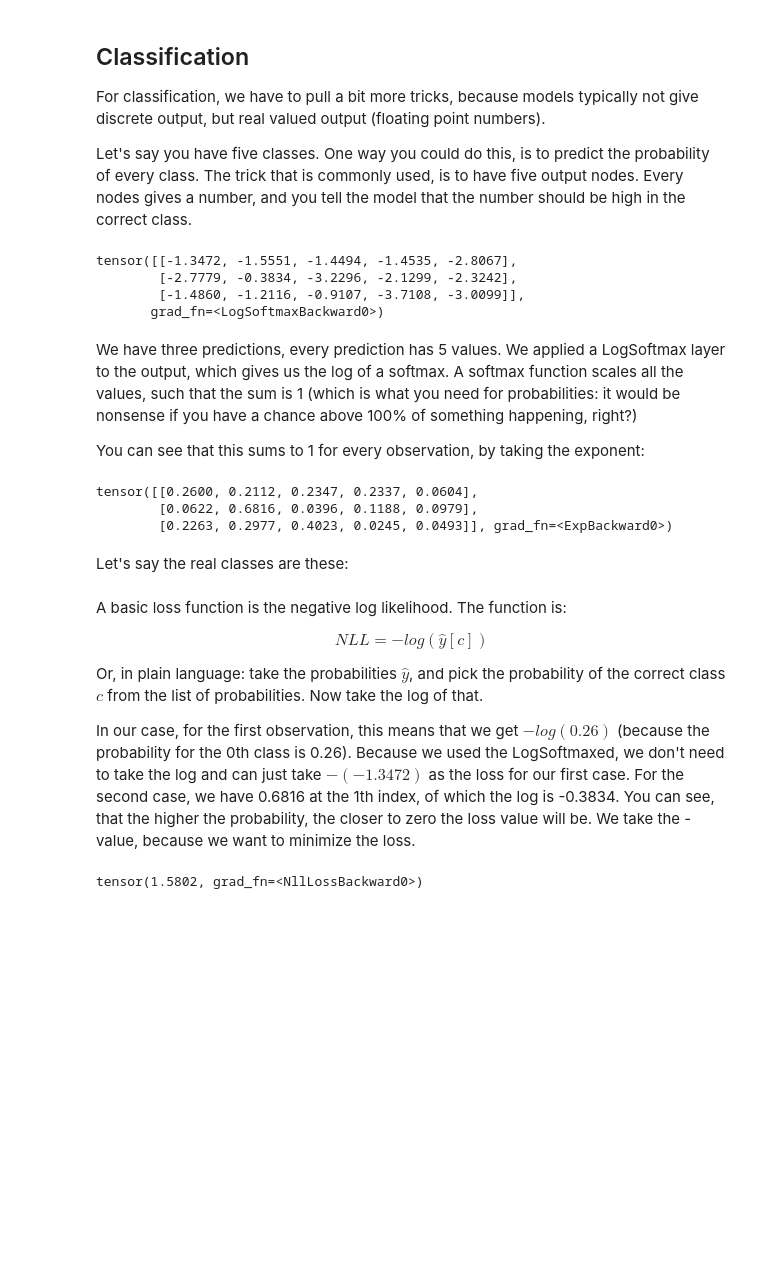
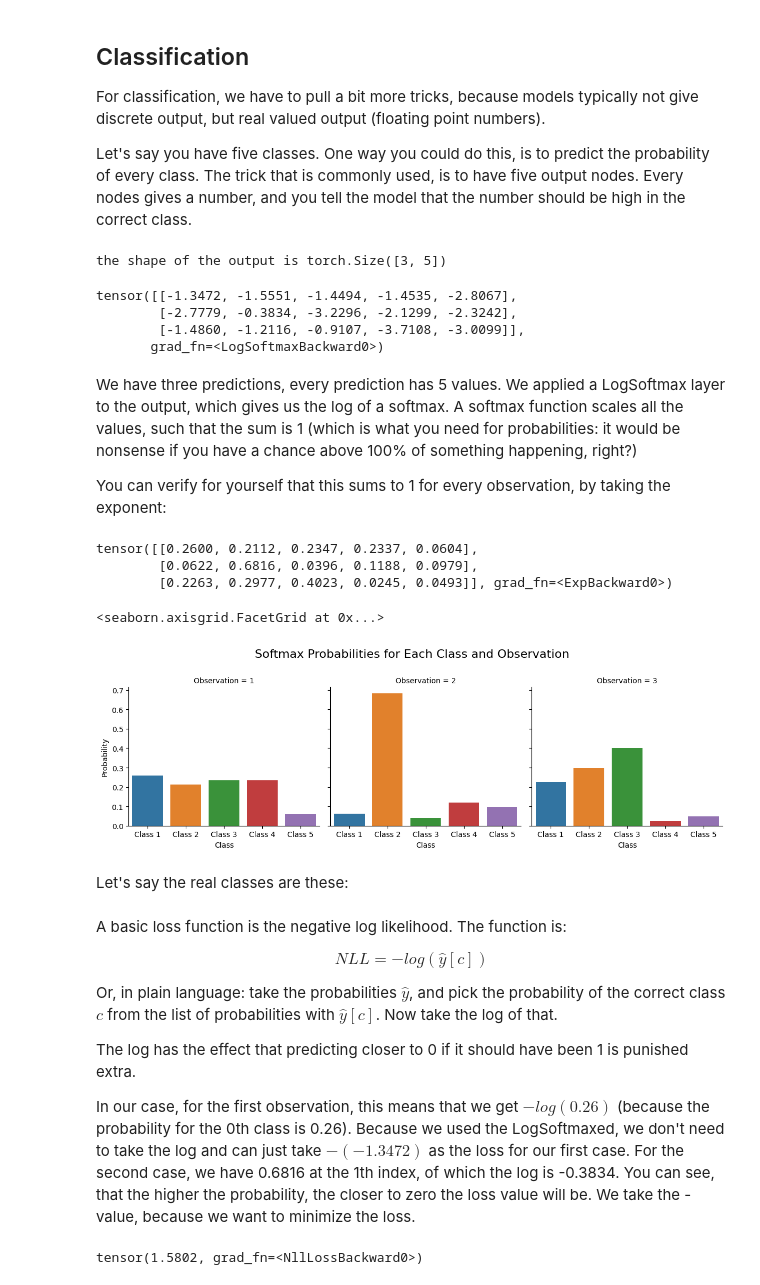
Before and after one commit to raoulg/MADS-MachineLearning-course, a Jupyter notebook: notebooks/2_convolutions/01_losses.ipynb, the cells around one changed output. Saved outputs shown, nothing was run; the diff lists cells and outputs as text; code cells hidden in the pictures; blank space fills up the shorter version.

```diff
--- a/notebooks/2_convolutions/01_losses.ipynb
+++ b/notebooks/2_convolutions/01_losses.ipynb
@@ -56,25 +81,55 @@ One way you could do this, is to predict the probability of every class.
 The trick that is commonly used, is to have five output nodes. Every nodes gives a number, and you tell the model that the number should be high in the correct class.
 # %%
 torch.manual_seed(42)
-input = torch.randn(3, 5, requires_grad=True)
+n_observations = 3
+n_classes = 5
+input = torch.randn(n_observations, n_classes, requires_grad=True)
 model = torch.nn.LogSoftmax(dim=1)
 yhat = model(input)
+print(f"the shape of the output is {yhat.shape}")
 yhat
 # %% [output]
-tensor([[-1.3472, -1.5551, -1.4494, -1.4535, -2.8067],
-        [-2.7779, -0.3834, -3.2296, -2.1299, -2.3242],
-        [-1.4860, -1.2116, -0.9107, -3.7108, -3.0099]],
-       grad_fn=<LogSoftmaxBackward0>)
+the shape of the output is torch.Size([3, 5])
+tensor([[-1.3472, -1.5551, -1.4494, -1.4535, -2.8067],
+        [-2.7779, -0.3834, -3.2296, -2.1299, -2.3242],
+        [-1.4860, -1.2116, -0.9107, -3.7108, -3.0099]],
+       grad_fn=<LogSoftmaxBackward0>)
 # %% [markdown]
 We have three predictions, every prediction has 5 values. We applied a LogSoftmax layer to the output, which gives us the log of a softmax. A softmax function scales all the values, such that the sum is 1 (which is what you need for probabilities: it would be nonsense if you have a chance above 100% of something happening, right?)
 
-You can see that this sums to 1 for every observation, by taking the exponent:
+You can verify for yourself that this sums to 1 for every observation, by taking the exponent:
 # %%
 torch.exp(yhat)
 # %% [output]
 tensor([[0.2600, 0.2112, 0.2347, 0.2337, 0.0604],
         [0.0622, 0.6816, 0.0396, 0.1188, 0.0979],
         [0.2263, 0.2977, 0.4023, 0.0245, 0.0493]], grad_fn=<ExpBackward0>)
+# %%
+import warnings
+# Suppress Seaborn warnings
+warnings.filterwarnings("ignore", category=FutureWarning, module="seaborn")
+
+probabilities = torch.exp(yhat).detach().numpy()
+
+# Create a Pandas DataFrame containing the data
+data = pd.DataFrame(probabilities, columns=[f'Class {i}' for i in range(1, probabilities.shape[1] + 1)])
+data['Observation'] = range(1, probabilities.shape[0] + 1)
+
+# Melt the DataFrame to have a 'variable' and 'value' columns
+data_melted = data.melt(id_vars='Observation', var_name='Class', value_name='Probability')
+
+g = sns.FacetGrid(data_melted, col='Observation', col_wrap=3, height=4, aspect=1)
+
+# Create the bar plots
+g.map(sns.barplot, 'Class', 'Probability', order=[f'Class {i}' for i in range(1, probabilities.shape[1] + 1)], palette='tab10')
+
+# Add titles and labels
+g.fig.subplots_adjust(top=0.8)
+g.fig.suptitle('Softmax Probabilities for Each Class and Observation', fontsize=16)
+g.set_axis_labels('Class', 'Probability')
+# %% [output]
+<seaborn.axisgrid.FacetGrid at 0x...>
+[figure, added]
 # %% [markdown]
 Let's say the real classes are these:
 # %%
@@ -84,7 +139,9 @@ A basic loss function is the negative log likelihood. The function is:
 
 $$NLL = - log(\hat{y}[c])$$
 
-Or, in plain language: take the probabilities $\hat{y}$, and pick the probability of the correct class $c$ from the list of probabilities. Now take the log of that.
+Or, in plain language: take the probabilities $\hat{y}$, and pick the probability of the correct class $c$ from the list of probabilities with $\hat{y}[c]$. Now take the log of that.
+
+The log has the effect that predicting closer to 0 if it should have been 1 is punished extra.
 
 In our case, for the first observation, this means that we get $-log(0.26)$ (because the probability for the 0th class is 0.26). Because we used the LogSoftmaxed, we don't need to take the log and can just take $-(-1.3472)$ as the loss for our first case. For the second case, we have 0.6816 at the 1th index, of which the log is -0.3834. You can see, that the higher the probability, the closer to zero the loss value will be. We take the - value, because we want to minimize the loss.
 # %%
```
Also changed, not shown: parts of 4 cells of this notebook.
